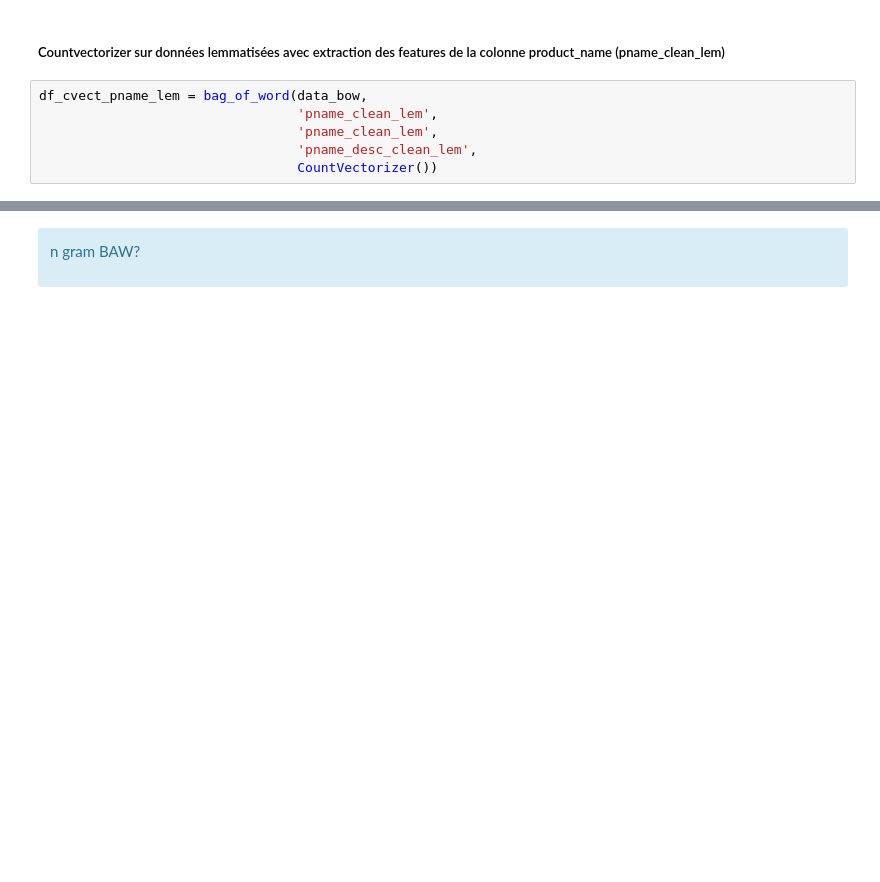
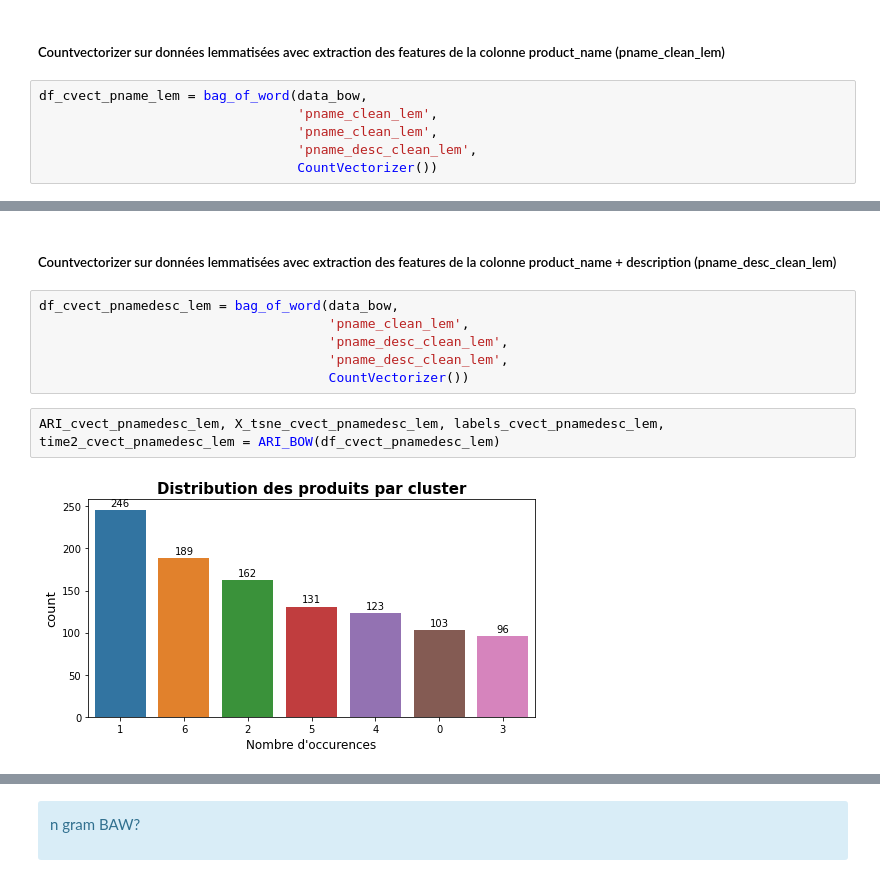
Before and after one commit to Milie-Mimi/OC_DS_Project6, a Jupyter notebook: GROSCHENE_Emilie_1_notebook_012023.ipynb, the cells around one changed output, grey strips where cells are left out. Cells and saved outputs as stored; diff of their text form; blank space fills up the shorter version.

```diff
--- a/GROSCHENE_Emilie_1_notebook_012023.ipynb
+++ b/GROSCHENE_Emilie_1_notebook_012023.ipynb
@@ -1564,0 +1576,12 @@ df_models
+# %% [markdown]
+##### Countvectorizer sur données lemmatisées avec extraction des features de la colonne product_name + description (pname_desc_clean_lem)
+# %%
+df_cvect_pnamedesc_lem = bag_of_word(data_bow,
+                                     'pname_clean_lem',
+                                     'pname_desc_clean_lem',
+                                     'pname_desc_clean_lem',
+                                     CountVectorizer())
+# %%
+ARI_cvect_pnamedesc_lem, X_tsne_cvect_pnamedesc_lem, labels_cvect_pnamedesc_lem, time2_cvect_pnamedesc_lem = ARI_BOW(df_cvect_pnamedesc_lem)
+# %% [output]
+[figure, added]
```
Also changed, not shown: parts of 133 cells of this notebook.
